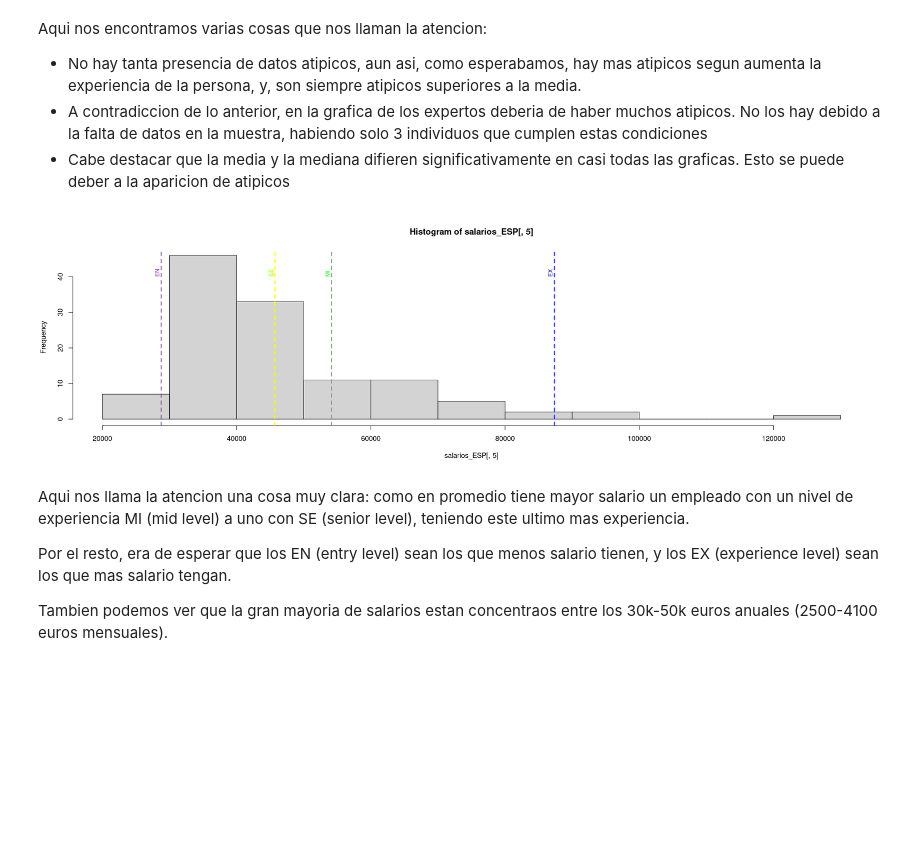
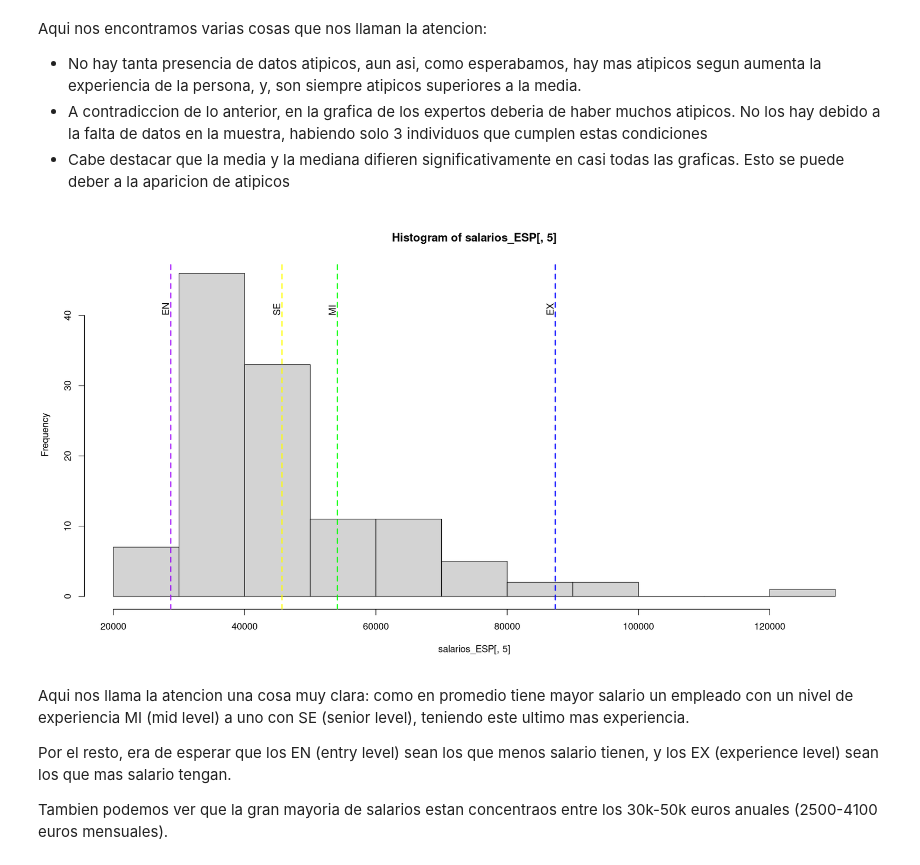
Before and after one commit to HugoVarelaSanchez/datascience_salary, a Jupyter notebook: salarys.ipynb, the cells around one changed output. Cells and saved outputs as stored; diff of their text form; code cells hidden in the pictures; blank space fills up the shorter version.

Commit message:
Terminado el analisis del salario para empresas españolas con empleados con residencia en españa.

```diff
--- a/salarys.ipynb
+++ b/salarys.ipynb
@@ -334,10 +327,3 @@ A data.frame: 6 × 11
 # %% [markdown]
 Primero, trabajaremos con los salarios de empresas ubicadas en españa, con salario en euros y empleados españoles. Si quitamos la condicion de que los trabajadores sean españoles no varia apenas el numero de observaciones, por eso dejamos solo a los españoles.
 Cabe resaltar, que las personas con residencia en españa forman el 0.88% del total (de los datos del dataframe), por lo que en este analisis analizamos menos del 1% del de la muestra.
-# %%
-dfe.se <- salarios_ESP[salarios_ESP$experience_level == 'SE', ]
-dfe.mi <- salarios_ESP[salarios_ESP$experience_level == 'MI', ]
-dfe.ex <- salarios_ESP[salarios_ESP$experience_level == 'EX', ]
-dfe.en <- salarios_ESP[salarios_ESP$experience_level == 'EN', ]
-
-color_exp <- c('green', 'blue', 'yellow', 'purple')
@@ -345,0 +330,22 @@ Vamos a volver a ver como varian los salarios:
+# %%
+options(repr.plot.width=15, repr.plot.height=12)
+par(mfrow = c(2, 2))
+for (j in c(2, 3, 9, 11)){
+
+filte.aux.value <- sort(table(salarios_ESP[, j]), decreasing = T)
+
+prop <- round(filte.aux.value/nrow(salarios_ESP), 5)
+labels <- c()
+
+for (i in 1:length(unique(salarios_ESP[, j])))
+    {
+    labels <- c(labels, paste0(names(prop)[i], '(', prop[i]*100, '%)') )
+    }
+
+if (j==2){main.aux <- 'Proporcion de nivel de los individuos'}
+else if(j==3){main.aux <-'Proporcion de duracion de la jornada laboral'}
+else if (j==9){main.aux <-'Proporcion de trabajadores en remoto'}
+else{main.aux <-'Proporcion del tamaño de las empresas'}
+
+pie(filte.aux.value, labels = labels, radius = 1, main = main.aux)
+}
@@ -354,19 +381,20 @@ Aqui nos encontramos varias cosas que nos llaman la atencion:
 * A contradiccion de lo anterior, en la grafica de los expertos deberia de haber muchos atipicos. No los hay debido a la falta de datos en la muestra, habiendo solo 3 individuos que cumplen estas condiciones
 * Cabe destacar que la media y la mediana difieren significativamente en casi todas las graficas. Esto se puede deber a la aparicion de atipicos
 # %%
+options(repr.plot.width=15, repr.plot.height=8)
 hist(salarios_ESP[, 5])
 
 for (i in 1:4){
     mean_exp <- mean(salarios_ESP[salarios_ESP$experience_level == unique(salarios_ESP$experience_level)[i], 5])
     abline(v = mean_exp, col = color_exp[i], lwd = 2, lty = 2)
 
-     text(x = mean_exp-600,
+     text(x = mean_exp-800,
          y = 40,  # Coloca el texto justo sobre el borde inferior
          labels = unique(salarios_ESP$experience_level)[i],
-         col = color_exp[i], cex = 0.8, srt = 90, adj = 0)
+         col = 'black', cex = 1, srt = 90, adj = 0)
     }
 # %% [output]
-[figure, old version]
+[figure, new version]
 # %% [markdown]
 Aqui nos llama la atencion una cosa muy clara: como en promedio tiene mayor salario un empleado con un nivel de experiencia MI (mid level) a uno con SE (senior level), teniendo este ultimo mas experiencia.
 
```
Also changed, not shown: parts of 20 cells of this notebook.
